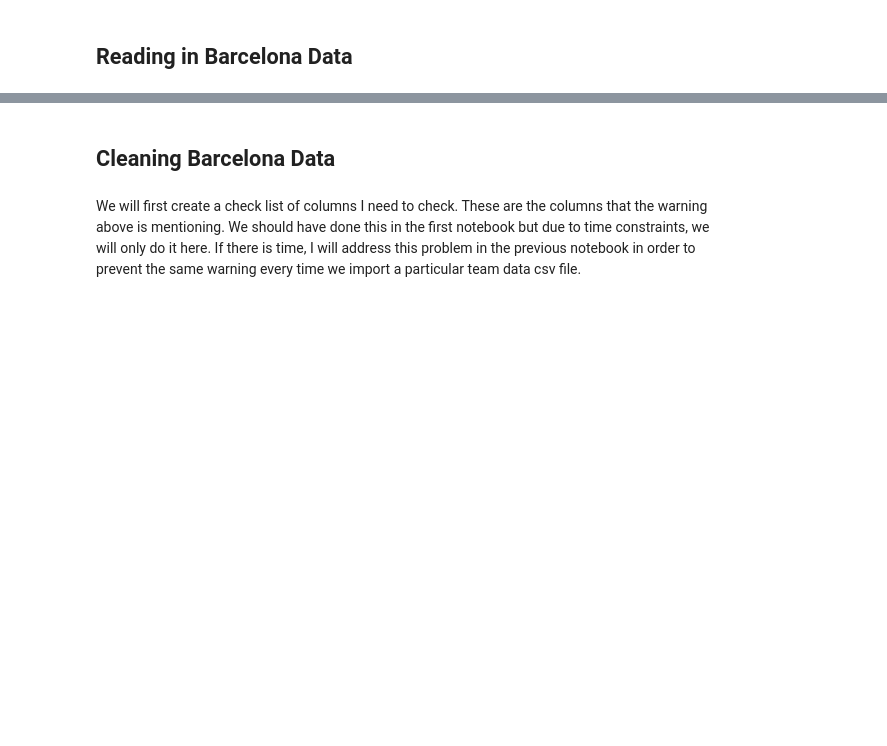
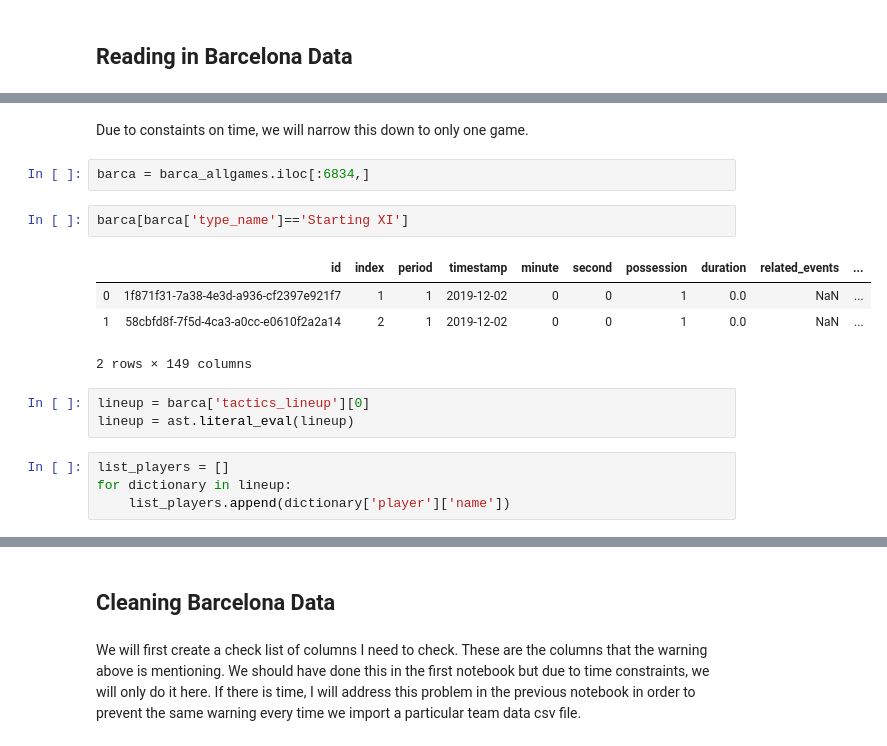
Before and after one commit to PeterGarcia95/Soccer_Analytics, a Jupyter notebook: Working with Barcelona Data.ipynb, the cells around one changed output, grey strips where cells are left out. Cells and saved outputs as stored; diff of their text form; blank space fills up the shorter version.

Commit message:
Narrowed down Scope of Project to Single Match

```diff
--- a/Working with Barcelona Data.ipynb
+++ b/Working with Barcelona Data.ipynb
@@ -20,2 +25,20 @@ barca.shape
 # %% [output]
 (874826, 149)
+# %% [markdown]
+Due to constaints on time, we will narrow this down to only one game.
+# %%
+barca = barca_allgames.iloc[:6834,]
+# %%
+barca[barca['type_name']=='Starting XI']
+# %% [output]
+|  | id | index | period | timestamp | minute | second | possession | duration | related_events | ... |
+| 0 | 1f871f31-7a38-4e3d-a936-cf2397e921f7 | 1 | 1 | 2019-12-02 | 0 | 0 | 1 | 0.0 | NaN | ... |
+| 1 | 58cbfd8f-7f5d-4ca3-a0cc-e0610f2a2a14 | 2 | 1 | 2019-12-02 | 0 | 0 | 1 | 0.0 | NaN | ... |
+2 rows × 149 columns
+# %%
+lineup = barca['tactics_lineup'][0]
+lineup = ast.literal_eval(lineup)
+# %%
+list_players = []
+for dictionary in lineup:
+    list_players.append(dictionary['player']['name'])
```
Also changed, not shown: parts of 58 cells of this notebook.
